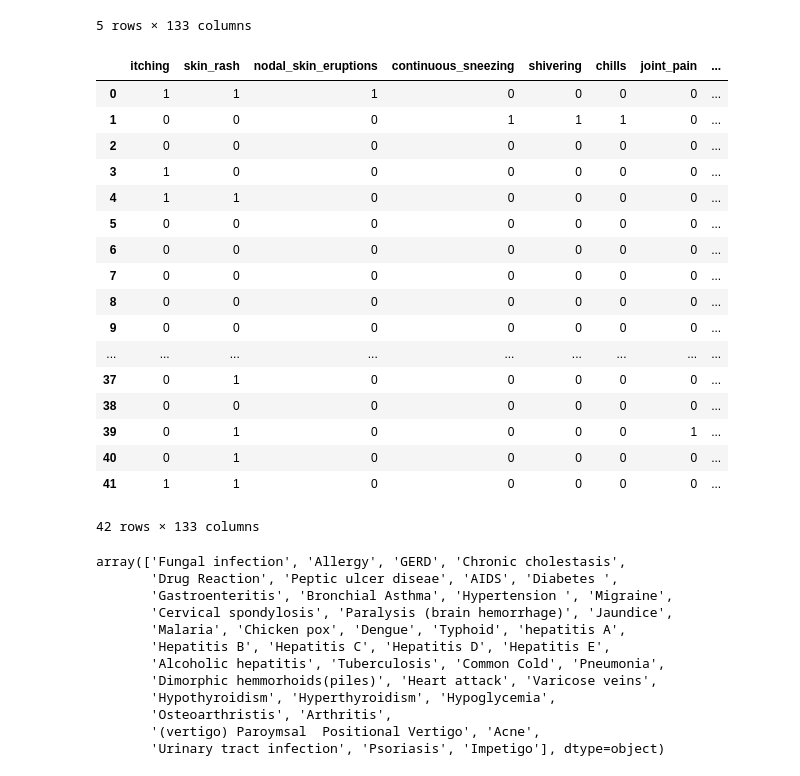
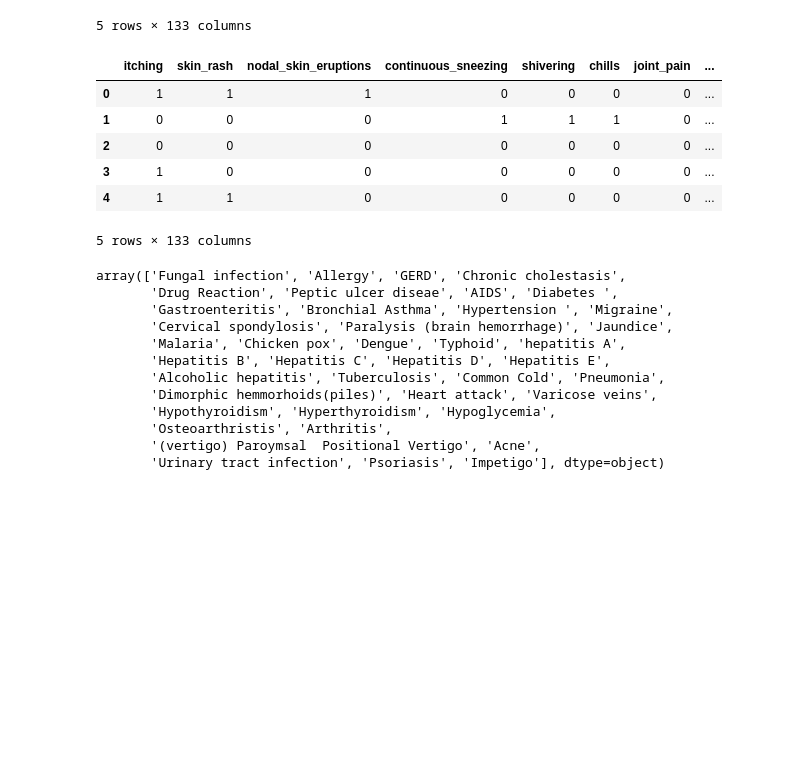
Before and after one commit to arpitmathur2412/Disease_Detection, a Jupyter notebook: model.ipynb, the cells around one changed output. Drawn from its saved outputs; the diff is of its cells as text; code cells hidden in the pictures; blank space fills up the shorter version.

```diff
--- a/model.ipynb
+++ b/model.ipynb
@@ -26,26 +29,15 @@ train_df.head()
 5 rows × 133 columns
 # %%
 test_df=pd.DataFrame(Test_data)
-test_df
+test_df.head()
 # %% [output]
 |  | itching | skin_rash | nodal_skin_eruptions | continuous_sneezing | shivering | chills | joint_pain | ... |
 | 0 | 1 | 1 | 1 | 0 | 0 | 0 | 0 | ... |
 | 1 | 0 | 0 | 0 | 1 | 1 | 1 | 0 | ... |
 | 2 | 0 | 0 | 0 | 0 | 0 | 0 | 0 | ... |
 | 3 | 1 | 0 | 0 | 0 | 0 | 0 | 0 | ... |
 | 4 | 1 | 1 | 0 | 0 | 0 | 0 | 0 | ... |
-| 5 | 0 | 0 | 0 | 0 | 0 | 0 | 0 | ... |
-| 6 | 0 | 0 | 0 | 0 | 0 | 0 | 0 | ... |
-| 7 | 0 | 0 | 0 | 0 | 0 | 0 | 0 | ... |
-| 8 | 0 | 0 | 0 | 0 | 0 | 0 | 0 | ... |
-| 9 | 0 | 0 | 0 | 0 | 0 | 0 | 0 | ... |
-| ... | ... | ... | ... | ... | ... | ... | ... | ... |
-| 37 | 0 | 1 | 0 | 0 | 0 | 0 | 0 | ... |
-| 38 | 0 | 0 | 0 | 0 | 0 | 0 | 0 | ... |
-| 39 | 0 | 1 | 0 | 0 | 0 | 0 | 1 | ... |
-| 40 | 0 | 1 | 0 | 0 | 0 | 0 | 0 | ... |
-| 41 | 1 | 1 | 0 | 0 | 0 | 0 | 0 | ... |
-42 rows × 133 columns
+5 rows × 133 columns
 # %%
 y_train=train_df['prognosis']
 x_train=train_df.drop(['prognosis'],axis=1)
```
Also changed, not shown: parts of 9 cells of this notebook, 2 other files.
